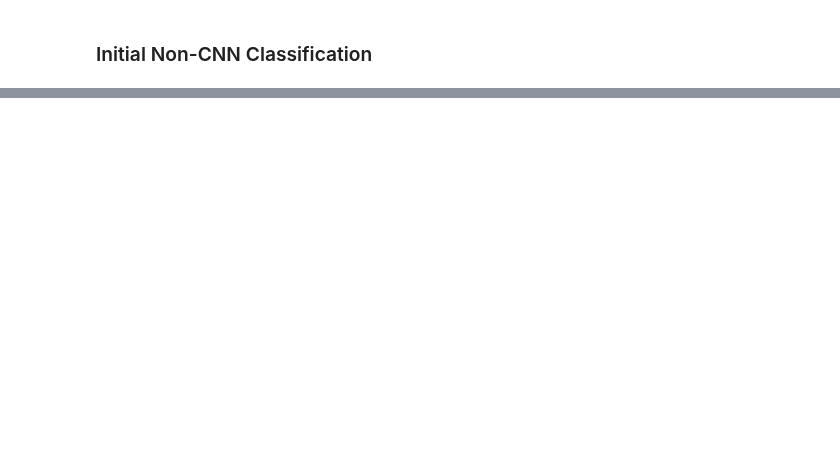
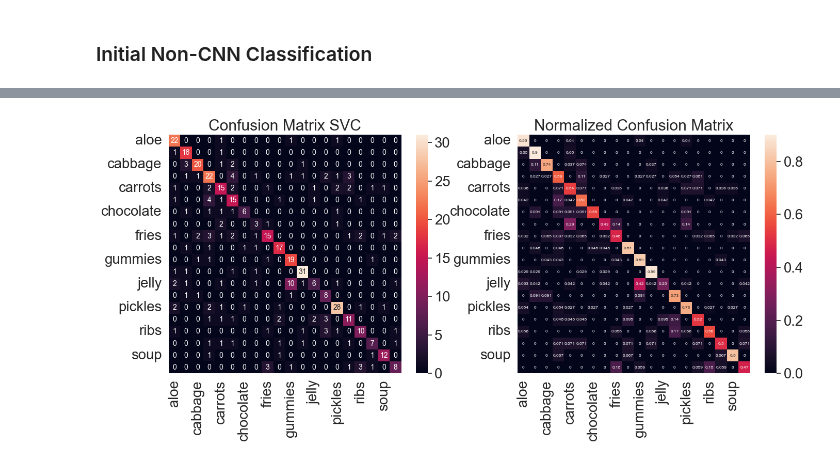
Before and after one commit to trueshiba/ML-audio-chef, a Jupyter notebook: text_zone.ipynb, the cells around one changed output, grey strips where cells are left out. Cells and saved outputs as stored; diff of their text form; code cells hidden in the pictures; blank space fills up the shorter version.

```diff
--- a/text_zone.ipynb
+++ b/text_zone.ipynb
@@ -611,7 +602,8 @@ for row in df[::5].iterrows():
         trans_audio = AudioFuncs.resize(trans_audio, 3000)
         trans_audio = AudioFuncs.spectrogram(trans_audio)
         #s = np.mean(.T,axis=0)
-        audio_files.append(trans_audio)
+        spec = np.mean(np.array(trans_audio).T, axis=0)
+        audio_files.append(spec)
         audio_labels.append(audio_label)
 
         success += 1
@@ -622,15 +633,18 @@ print(f"Successes: {success}\nFails: {fail}")
 # %%
 # Create logistic regression obj and do partial fit with individual batches.
-x_train, x_test, y_train, y_test = train_test_split(audio_files, audio_labels, test_size=0.20, random_state=0)
+x_train, x_test, y_train, y_test = train_test_split(audio_files.reshape((nsamples, nx*ny)), audio_labels, test_size=0.20, random_state=0)
 
 models = [SVC(kernel='linear'), DecisionTreeClassifier(), RandomForestClassifier()]
 scores = []
 
+predictions = []
+groundtruth = []
 for model in models:
     model.fit(x_train, y_train)
     score = model.score(x_test, y_test)
-    scores.append((type(model).__name__, (f'{100*score:.2f}'))
+    scores.append((type(model).__name__, (f'{100*score:.2f}%')))
+    predictions.append(model.predict(x_test))
+    groundtruth.append(y_test)
 
-
-conf_matrix = confusion_matrix(y_test, prediction)
-plt.imshow(conf_matrix)
+scores_df = pd.DataFrame(scores, columns=['Classifier', 'Accuracy Score'])
+scores_df
@@ -636,0 +679,27 @@ plt.imshow(conf_matrix)
+# %%
+import seaborn as sn
+
+conf_matrix = confusion_matrix(groundtruth[0], predictions[0])
+conf_matrix_norm = confusion_matrix(groundtruth[0], predictions[0],normalize='true')
+
+# set labels for matrix axes from emotions
+food_list = food_categories
+food_name = [emotion for emotion in food_list]
+
+# make a confusion matrix with labels using a DataFrame
+confmatrix_df = pd.DataFrame(conf_matrix, index=food_name, columns=food_name)
+confmatrix_df_norm = pd.DataFrame(conf_matrix_norm, index=food_name, columns=food_name)
+
+# plot confusion matrices
+plt.figure(figsize=(16,6))
+sn.set(font_scale=1.8) # emotion label and title size
+plt.subplot(1,2,1)
+plt.title('Confusion Matrix SVC')
+sn.heatmap(confmatrix_df, annot=True, annot_kws={"size": 10}) #annot_kws is value font
+plt.subplot(1,2,2)
+plt.title('Normalized Confusion Matrix')
+sn.heatmap(confmatrix_df_norm, annot=True, annot_kws={"size": 6}) #annot_kws is value font
+
+plt.show()
+# %% [output]
+[figure, added]
```
Also changed, not shown: parts of 10 cells of this notebook.
